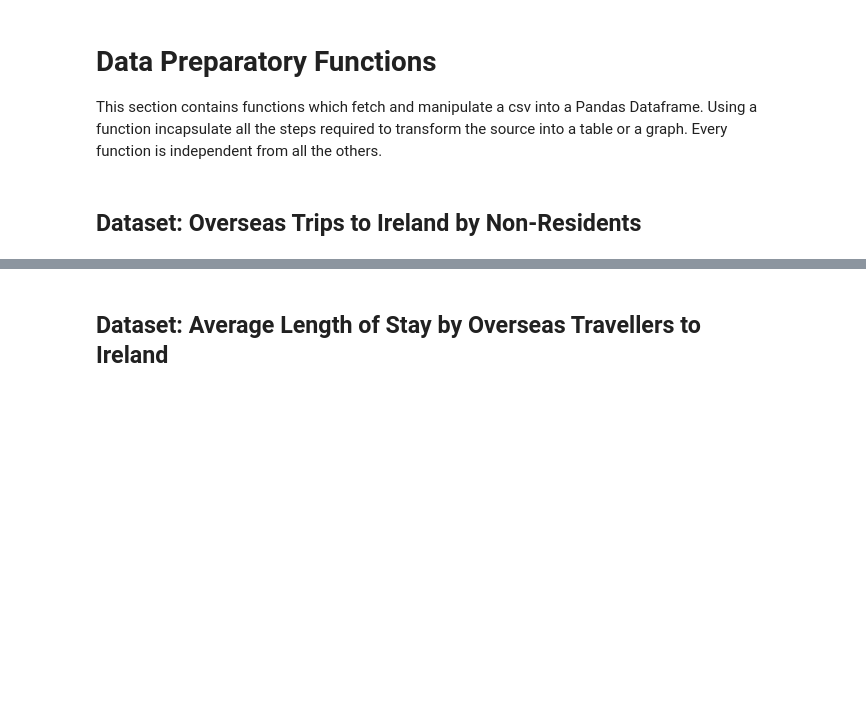
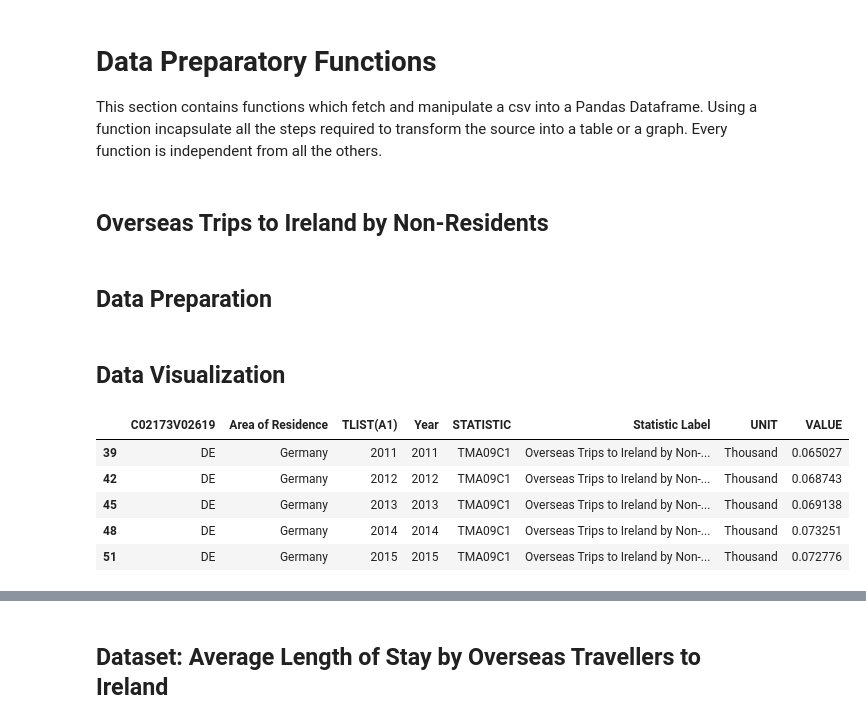
Before and after one commit to sba21725/MSC_DA_CA1, a Jupyter notebook: Notebook.ipynb, the cells around one changed output, grey strips where cells are left out. Cells and saved outputs as stored; diff of their text form; code cells hidden in the pictures; blank space fills up the shorter version.

```diff
--- a/Notebook.ipynb
+++ b/Notebook.ipynb
@@ -76,7 +48,9 @@ def cso_df(cso_stat_code):
 This section contains functions which fetch and manipulate a csv into a Pandas Dataframe.
 Using a function incapsulate all the steps required to transform the source into a table or a graph. Every function is independent from all the others.
 # %% [markdown]
-## Dataset: Overseas Trips to Ireland by Non-Residents
+## Overseas Trips to Ireland by Non-Residents
+# %% [markdown]
+## Data Preparation
 # %%
 def tma09C1_no_allcountries_simplified():
     df = cso_df("tma09")
@@ -116,0 +97,11 @@ def tma09C1_frequencies_no_allcountries():
+# %% [markdown]
+## Data Visualization
+# %%
+df.head()
+# %% [output]
+|  | C02173V02619 | Area of Residence | TLIST(A1) | Year | STATISTIC | Statistic Label | UNIT | VALUE |
+| 39 | DE | Germany | 2011 | 2011 | TMA09C1 | Overseas Trips to Ireland by Non-... | Thousand | 0.065027 |
+| 42 | DE | Germany | 2012 | 2012 | TMA09C1 | Overseas Trips to Ireland by Non-... | Thousand | 0.068743 |
+| 45 | DE | Germany | 2013 | 2013 | TMA09C1 | Overseas Trips to Ireland by Non-... | Thousand | 0.069138 |
+| 48 | DE | Germany | 2014 | 2014 | TMA09C1 | Overseas Trips to Ireland by Non-... | Thousand | 0.073251 |
+| 51 | DE | Germany | 2015 | 2015 | TMA09C1 | Overseas Trips to Ireland by Non-... | Thousand | 0.072776 |
```
Also changed, not shown: parts of 34 cells of this notebook, 1 other file.
